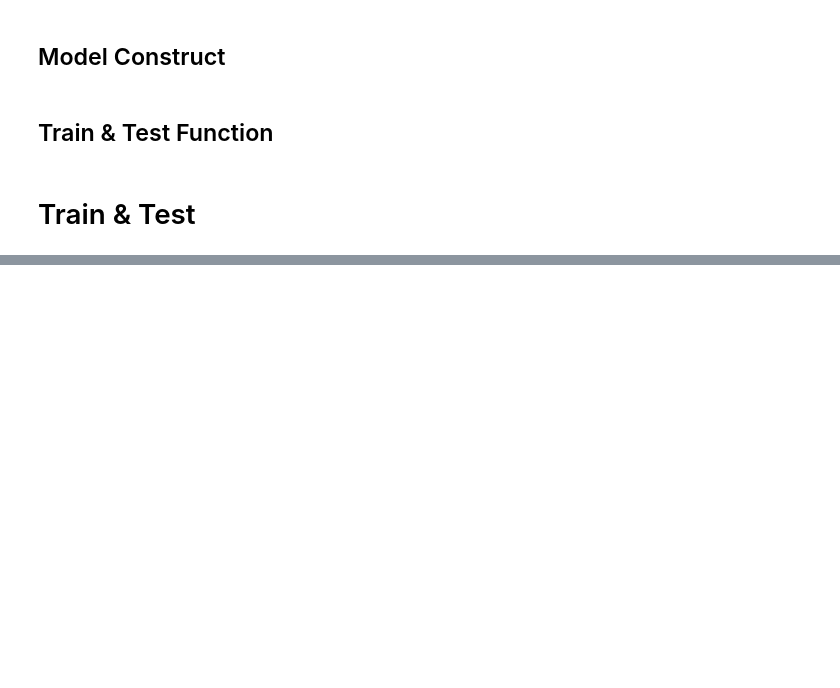
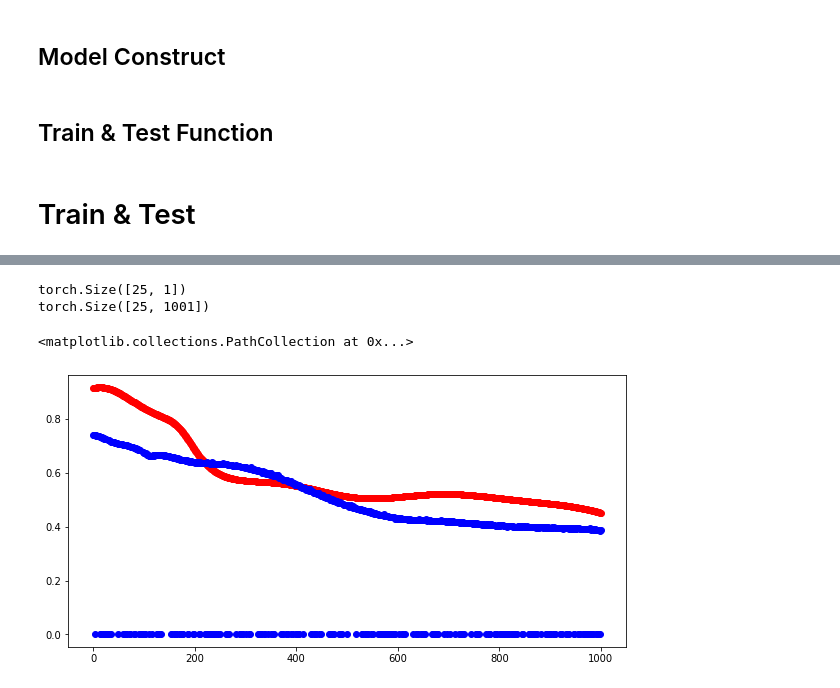
Before and after one commit to GuoyaoShen/DiatomDL, a Jupyter notebook: main_v_1_0.ipynb, the cells around one changed output, grey strips where cells are left out. Saved outputs shown, nothing was run; the diff lists cells and outputs as text; code cells hidden in the pictures; blank space fills up the shorter version.

```diff
--- a/main_v_1_0.ipynb
+++ b/main_v_1_0.ipynb
@@ -174,0 +307,34 @@ pass
+# %%
+idx_test = 21
+print(tensor_x.shape)
+print(tensor_y.shape)
+
+X_test = tensor_x[idx_test,:]
+y_test = tensor_y[idx_test,:]
+
+# X_test = tensor_x[idx_test,:].unsqueeze(0)
+# y_test = tensor_y[idx_test,:].unsqueeze(0)
+
+# print(X_test.shape)
+# print(y_test.shape)
+
+X_test = X_test.to(device)
+y_test_pred = net_dense(X_test)
+# print(y_test.shape)
+
+y_test_np = y_test.cpu().detach().numpy()
+y_test_pred_np = y_test_pred.cpu().detach().numpy()
+
+# plt.figure(1)
+# plt.plot(np.arange(1001), y_test_np)
+# plt.figure(2)
+# plt.plot(np.arange(1001), y_test_pred_np)
+
+plt.figure(3, figsize=(10,5))
+plt.scatter(np.arange(1001), y_test_np, c='r')
+plt.scatter(np.arange(1001), y_test_pred_np, c='b')
+# %% [output]
+torch.Size([25, 1])
+torch.Size([25, 1001])
+<matplotlib.collections.PathCollection at 0x...>
+[figure, added]
```
Also changed, not shown: parts of 17 cells of this notebook.
